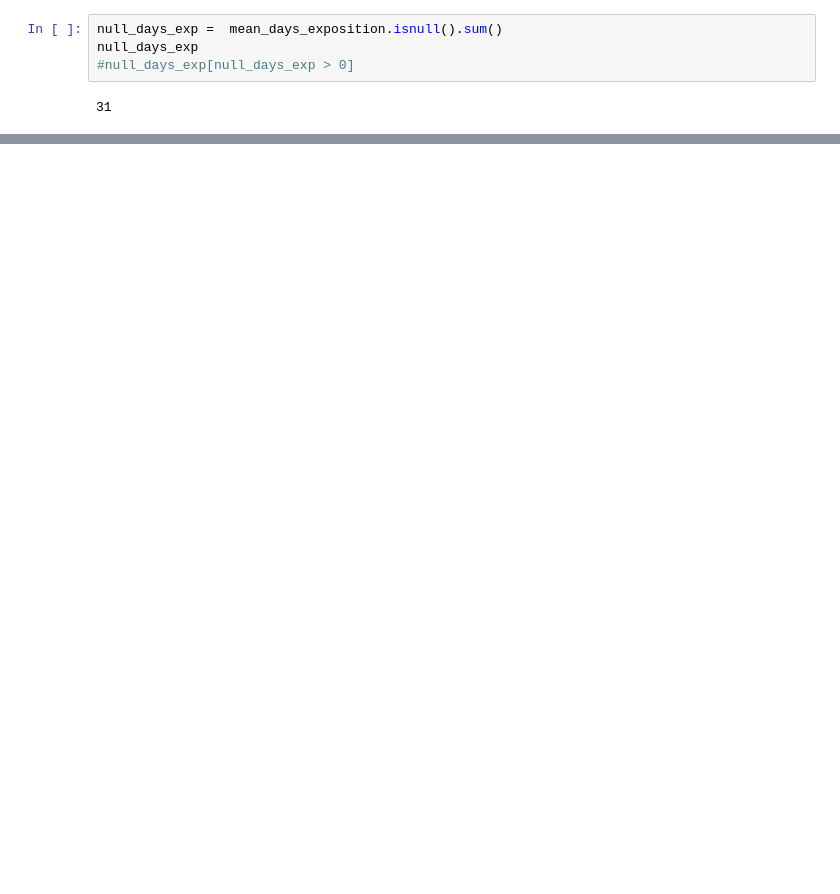
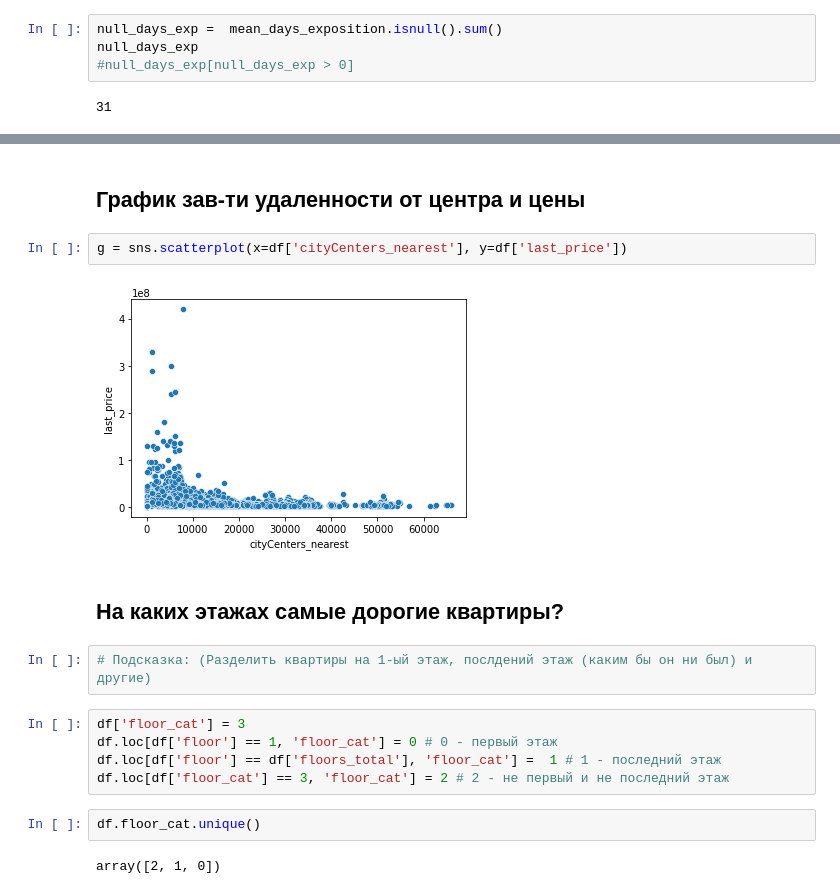
Before and after one commit to qwizor1337/Learning_with_D, a Jupyter notebook: 02/11_02/11_02.ipynb, the cells around one changed output, grey strips where cells are left out. Drawn from its saved outputs; the diff is of its cells as text; blank space fills up the shorter version.

```diff
--- a/02/11_02/11_02.ipynb
+++ b/02/11_02/11_02.ipynb
@@ -421,0 +463,19 @@ dtype: int64
+# %% [markdown]
+## График зав-ти удаленности от центра и цены
+# %%
+g = sns.scatterplot(x=df['cityCenters_nearest'], y=df['last_price'])
+# %% [output]
+[figure, added]
+# %% [markdown]
+## На каких этажах самые дорогие квартиры?
+# %%
+# Подсказка: (Разделить квартиры на 1-ый этаж, послдений этаж (каким бы он ни был) и другие)
+# %%
+df['floor_cat'] = 3
+df.loc[df['floor'] == 1, 'floor_cat'] = 0 # 0 - первый этаж
+df.loc[df['floor'] == df['floors_total'], 'floor_cat'] =  1 # 1 - последний этаж
+df.loc[df['floor_cat'] == 3, 'floor_cat'] = 2 # 2 - не первый и не последний этаж
+# %%
+df.floor_cat.unique()
+# %% [output]
+array([2, 1, 0])
```
Also changed, not shown: parts of 72 cells of this notebook.
